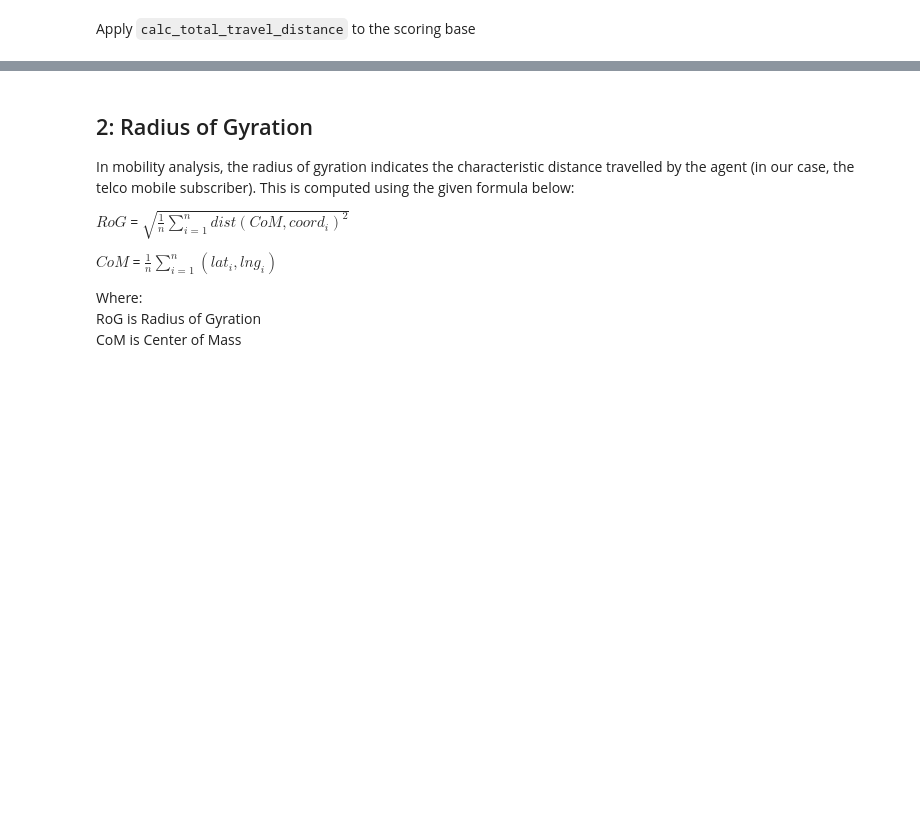
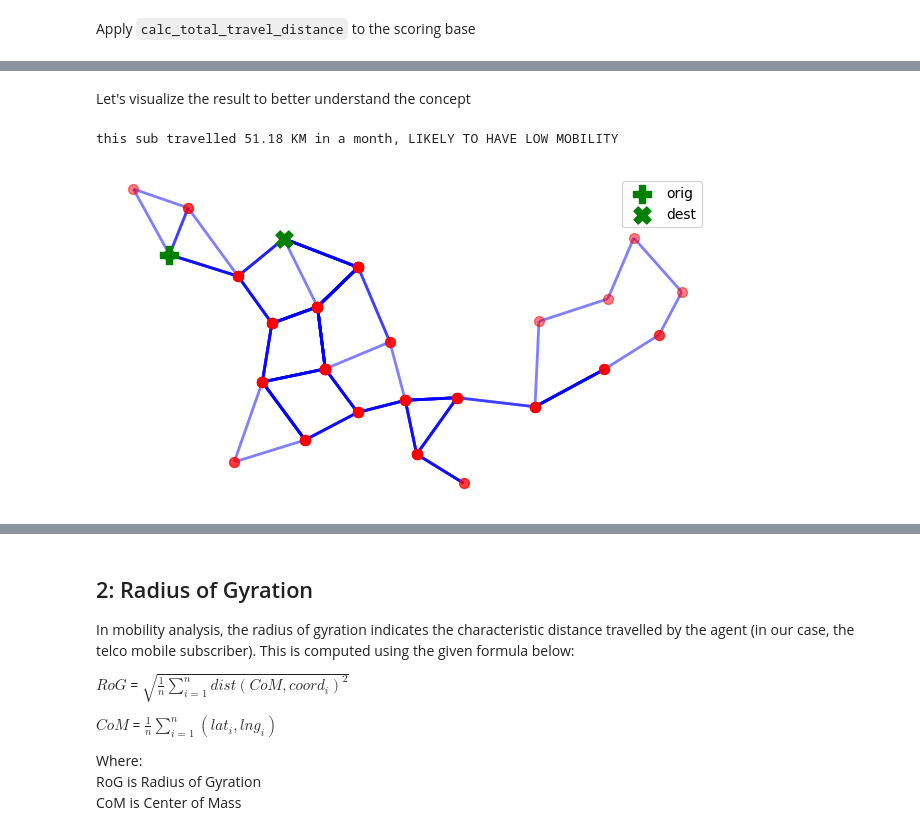
Before and after one commit to jpacil0/sds4gdsp, a Jupyter notebook: notebooks/02 Application.ipynb, the cells around one changed output, grey strips where cells are left out. Saved outputs shown, nothing was run; the diff lists cells and outputs as text; code cells hidden in the pictures; blank space fills up the shorter version.

```diff
--- a/notebooks/02 Application.ipynb
+++ b/notebooks/02 Application.ipynb
@@ -222,0 +233,42 @@ scoring_base.sample(5)
+# %% [markdown]
+Let's visualize the result to better understand the concept
+# %%
+scoring_base.sort_values(by="total_travel_distance", ascending=True, inplace=True)
+scoring_base.reset_index(drop=True, inplace=True)
+# %%
+sample_sub_low = scoring_base.loc[0, "sub_uid"]
+sample_sub_mid = scoring_base.loc[len(scoring_base)//2, "sub_uid"]
+sample_sub_high = scoring_base.loc[len(scoring_base)-1, "sub_uid"]
+# %%
+sample_traj_low = get_sub_traj(sample_sub_low, date, window, fake_transactions, fake_cellsites)
+sample_traj_mid = get_sub_traj(sample_sub_mid, date, window, fake_transactions, fake_cellsites)
+sample_traj_high = get_sub_traj(sample_sub_high, date, window, fake_transactions, fake_cellsites)
+# %%
+def visualize_route(traj):
+    coords = traj.coords.tolist()
+    od_pairs = list(zip(coords, coords[1:]))
+    routes = []
+    for od_pair in od_pairs:
+        routes.append(
+            shapely.geometry.LineString(
+                map(shapely.wkt.loads, od_pair)
+            )
+        )
+    fig, ax = plt.subplots(1, figsize=(7, 5))
+    gpd.GeoSeries(traj["coords"].apply(shapely.wkt.loads)).plot(ax=ax, color="red", markersize=50, alpha=0.5, zorder=2);
+    gpd.GeoSeries(traj.head(1)["coords"].apply(shapely.wkt.loads)).plot(ax=ax, color="green", markersize=150, marker="P", zorder=3);
+    gpd.GeoSeries(traj.tail(1)["coords"].apply(shapely.wkt.loads)).plot(ax=ax, color="green", markersize=150, marker="X", zorder=3);
+    gpd.GeoSeries(routes).plot(ax=ax, color="blue", linewidth=2, zorder=1, alpha=0.5)
+    ax.ticklabel_format(useOffset=False)
+    ax.legend(["_", "orig", "dest"])
+    plt.tight_layout()
+    plt.axis("off")
+    plt.close()
+    return fig
+# %%
+travel_distance_in_km = round(scoring_base.loc[scoring_base.sub_uid==sample_sub_low, "total_travel_distance"].item() / 1_000, 2)
+print(f"this sub travelled {travel_distance_in_km} KM in a {window}, LIKELY TO HAVE LOW MOBILITY")
+display(visualize_route(sample_traj_low))
+# %% [output]
+this sub travelled 51.18 KM in a month, LIKELY TO HAVE LOW MOBILITY
+[figure, added]
```
Also changed, not shown: parts of 34 cells of this notebook.
